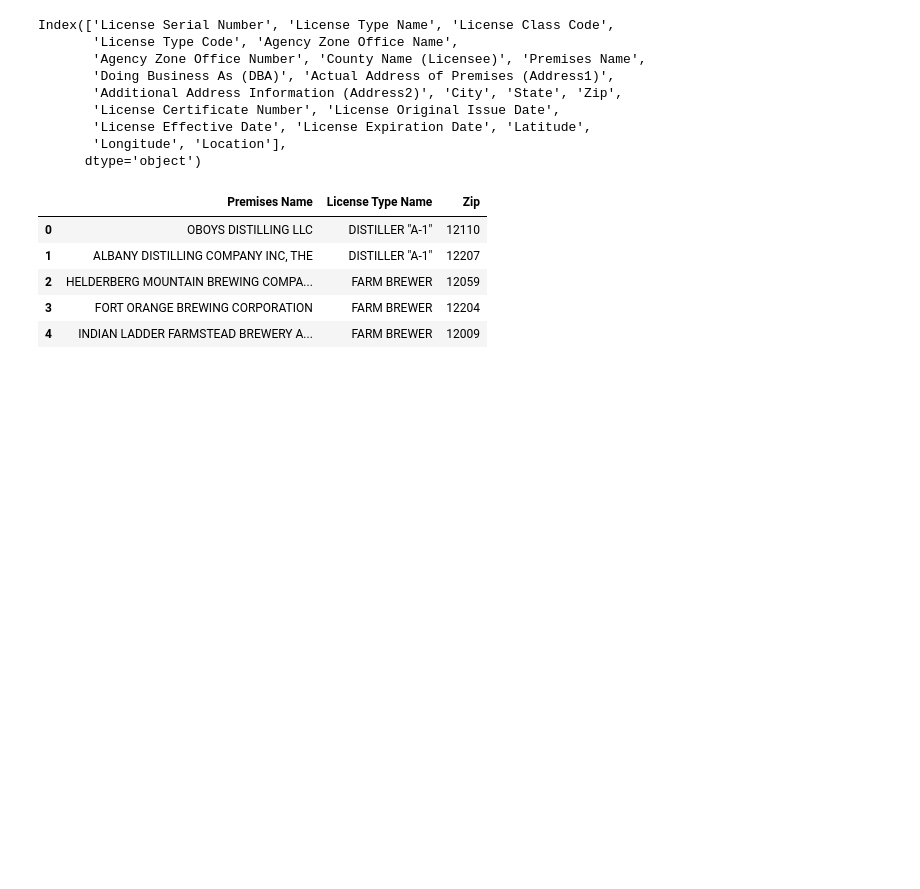
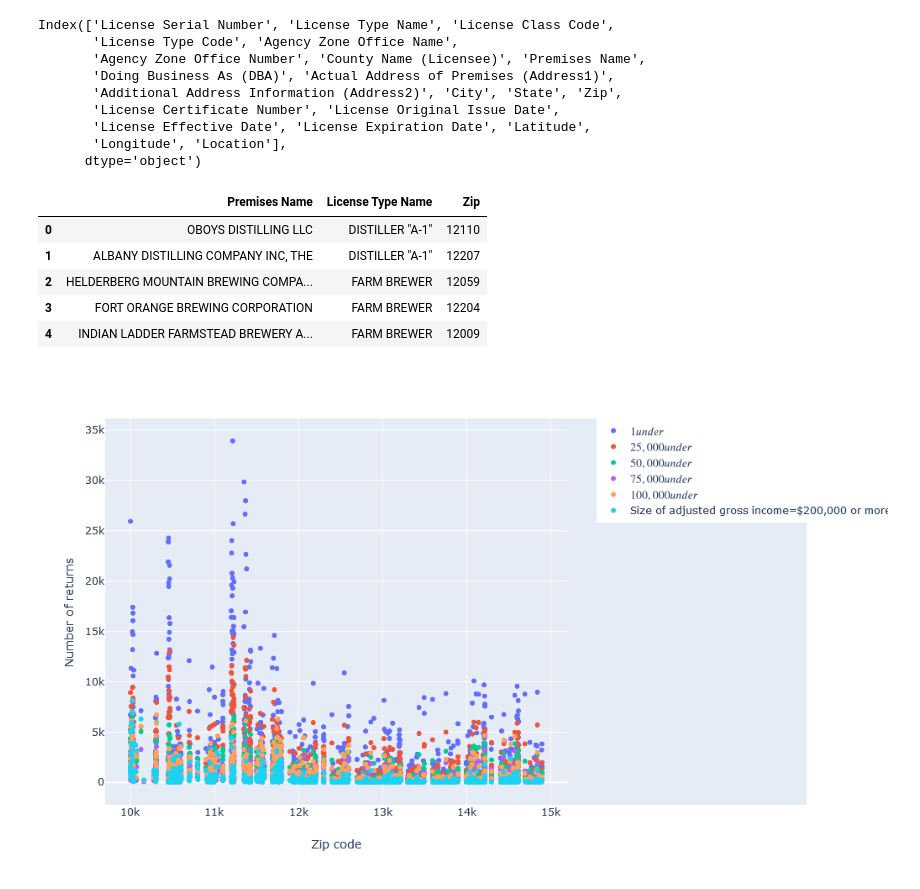
Before and after one commit to gesmith0606/three_stooges, a Jupyter notebook: code/ray_notebook.ipynb, the cells around one changed output. Cells and saved outputs as stored; diff of their text form; code cells hidden in the pictures; blank space fills up the shorter version.

```diff
--- a/code/ray_notebook.ipynb
+++ b/code/ray_notebook.ipynb
@@ -80,3 +83,5 @@ income_2011.loc[income_2011['Zip code'] == 10001]
 # %%
 income_2011 = income_2011.dropna()
 income_2011 = income_2011.astype({"Zip code": int})
+income_2011 = income_2011.loc[income_2011['Zip code'] != 0]
+income_2011 = income_2011.loc[income_2011['Zip code'] != 99999]
@@ -278,0 +345,4 @@ ny_wineries.head()
+# %%
+px.scatter(income_2011, x="Zip code", y="Number of returns", color="Size of adjusted gross income")
+# %% [output]
+[figure, added]
```
Also changed, not shown: parts of 17 cells of this notebook.
